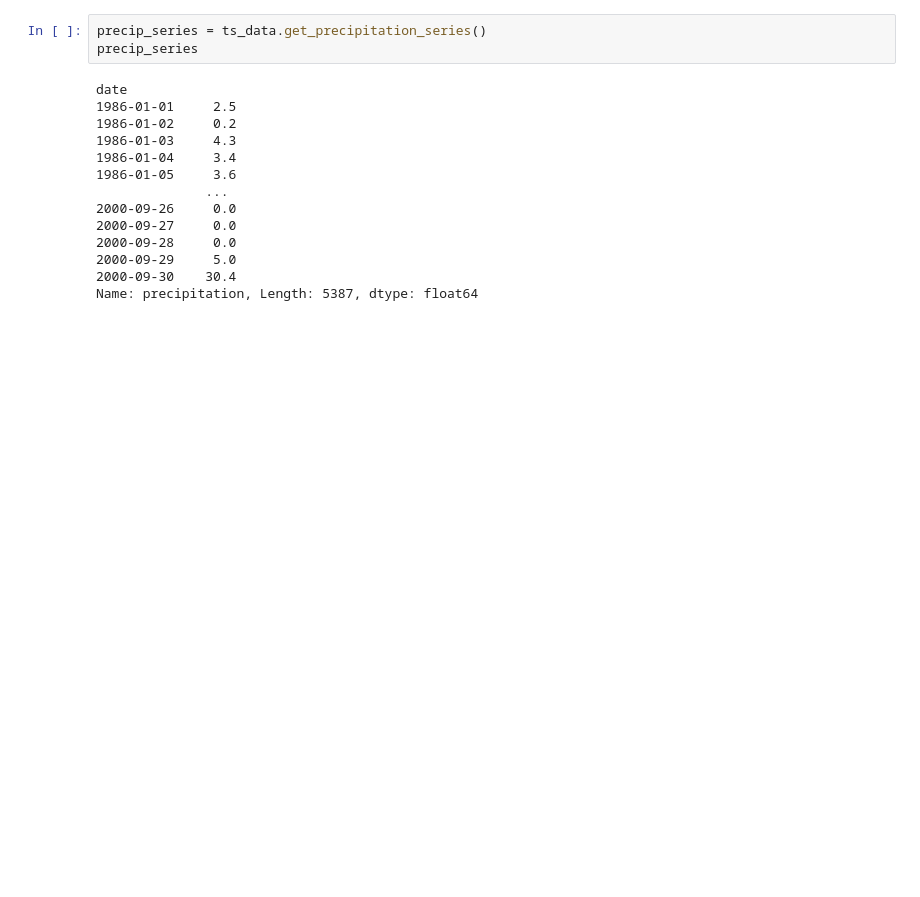
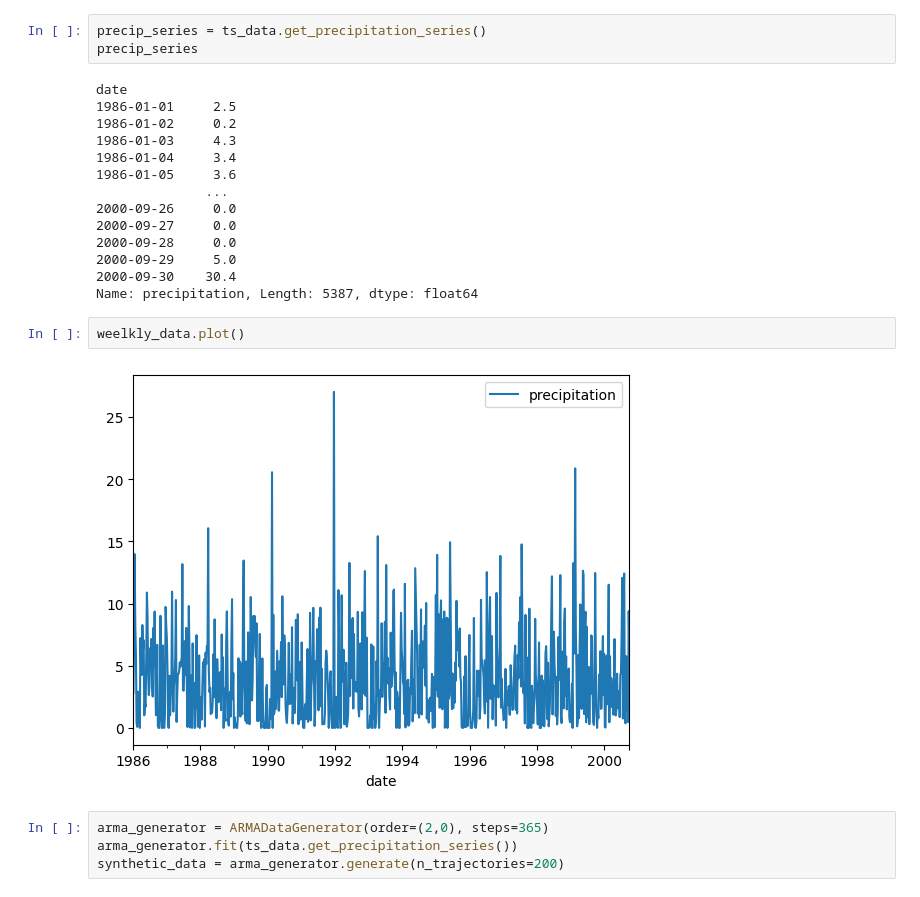
Before and after one commit to CooperBigFoot/precipitation-generator, a Jupyter notebook: notebooks/exploration.ipynb, the cells around one changed output. Drawn from its saved outputs; the diff is of its cells as text; blank space fills up the shorter version.

Commit message:
Test ARMADataGenerator

```diff
--- a/notebooks/exploration.ipynb
+++ b/notebooks/exploration.ipynb
@@ -97,3 +98,11 @@ date
 2000-09-29     5.0
 2000-09-30    30.4
 Name: precipitation, Length: 5387, dtype: float64
+# %%
+weelkly_data.plot()
+# %% [output]
+[figure, added]
+# %%
+arma_generator = ARMADataGenerator(order=(2,0), steps=365)
+arma_generator.fit(ts_data.get_precipitation_series())
+synthetic_data = arma_generator.generate(n_trajectories=200)
```
Also changed, not shown: parts of 2 cells of this notebook, 1 other file.
